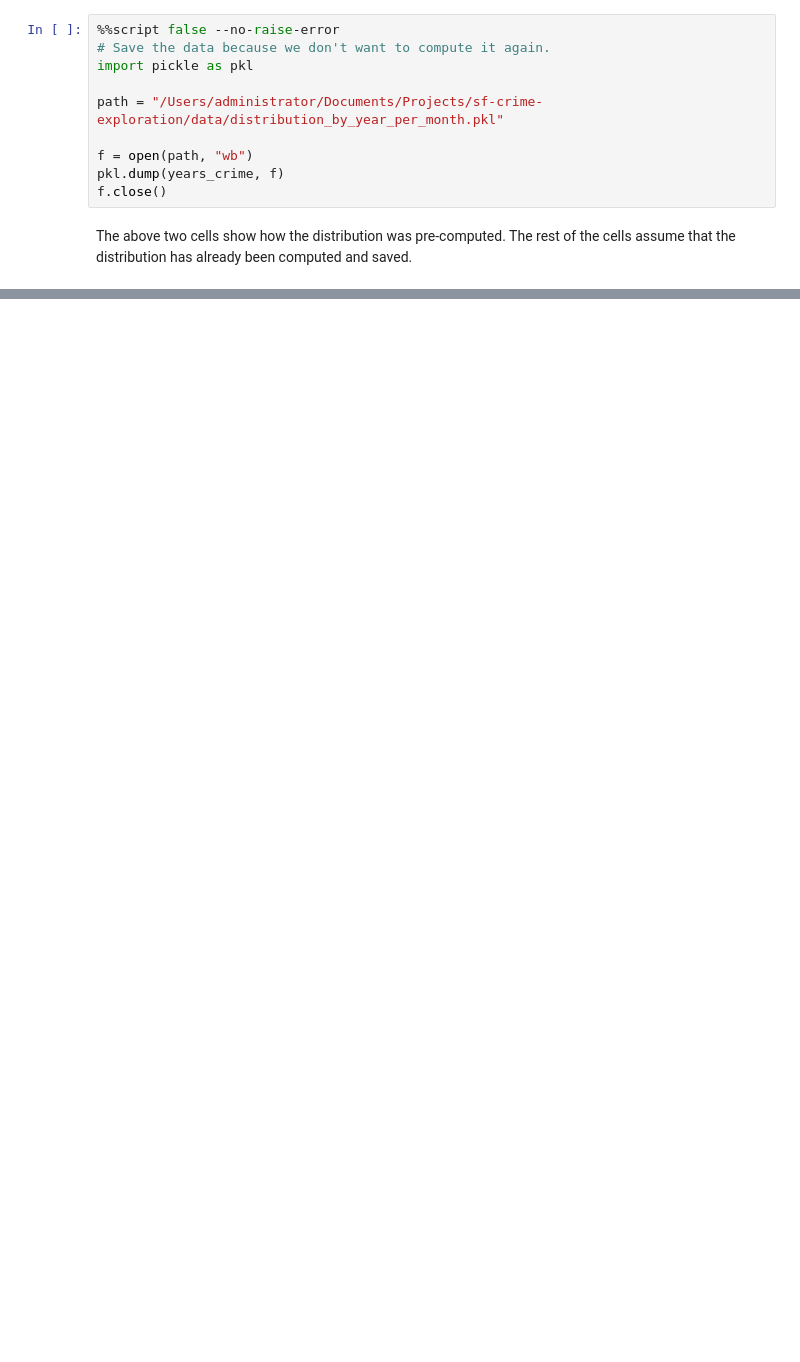
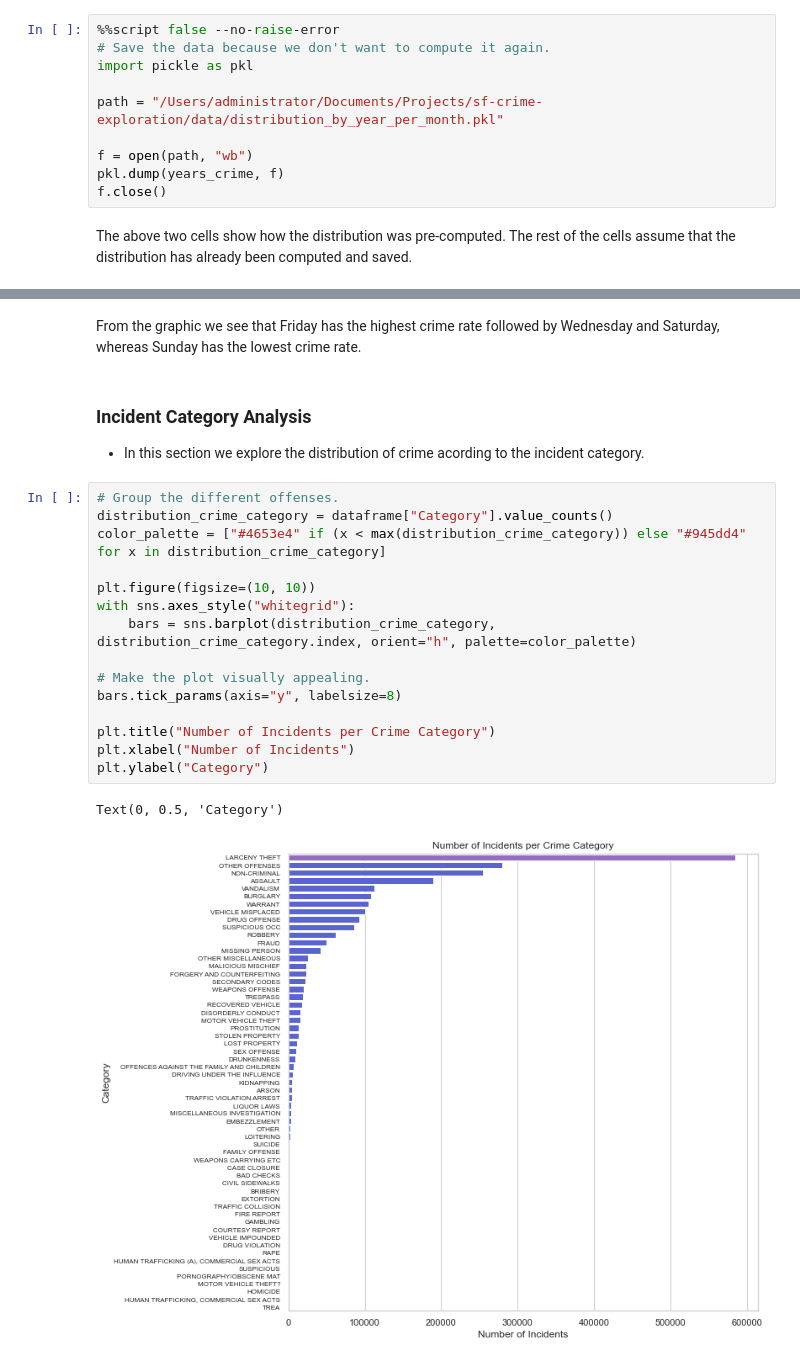
Before and after one commit to hu-simon/sf-crime-analysis, a Jupyter notebook: src/eda.ipynb, the cells around one changed output, grey strips where cells are left out. Drawn from its saved outputs; the diff is of its cells as text; blank space fills up the shorter version.

```diff
--- a/src/eda.ipynb
+++ b/src/eda.ipynb
@@ -152,0 +308,24 @@ plt.show()
+# %% [markdown]
+From the graphic we see that Friday has the highest crime rate followed by Wednesday and Saturday, whereas Sunday has the lowest crime rate.
+# %% [markdown]
+### Incident Category Analysis
+
+* In this section we explore the distribution of crime acording to the incident category.
+# %%
+# Group the different offenses.
+distribution_crime_category = dataframe["Category"].value_counts()
+color_palette = ["#4653e4" if (x < max(distribution_crime_category)) else "#945dd4" for x in distribution_crime_category]
+
+plt.figure(figsize=(10, 10))
+with sns.axes_style("whitegrid"):
+    bars = sns.barplot(distribution_crime_category, distribution_crime_category.index, orient="h", palette=color_palette)
+
+# Make the plot visually appealing.
+bars.tick_params(axis="y", labelsize=8)
+
+plt.title("Number of Incidents per Crime Category")
+plt.xlabel("Number of Incidents")
+plt.ylabel("Category")
+# %% [output]
+Text(0, 0.5, 'Category')
+[figure, added]
```
Also changed, not shown: parts of 35 cells of this notebook, 10 other files.
